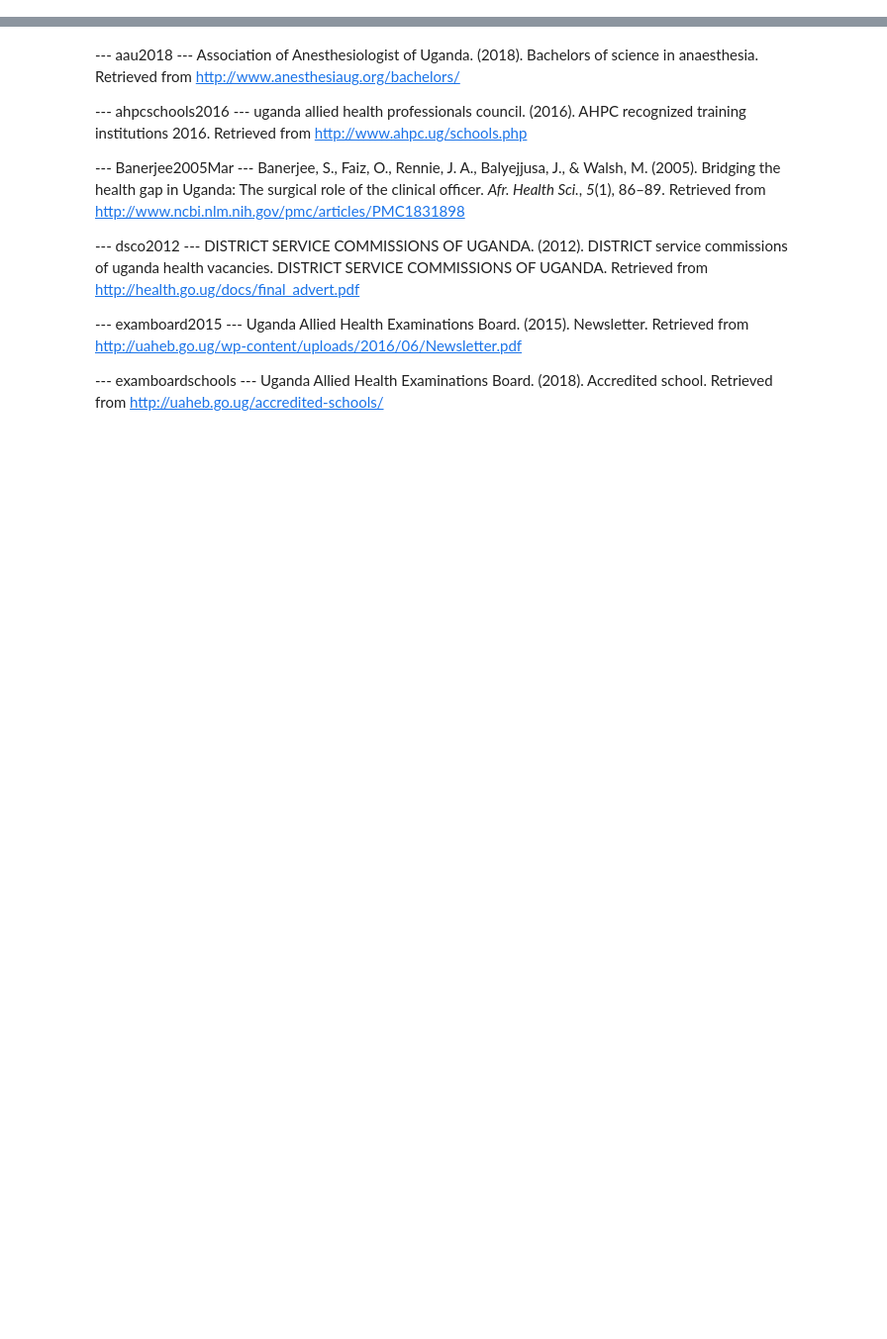
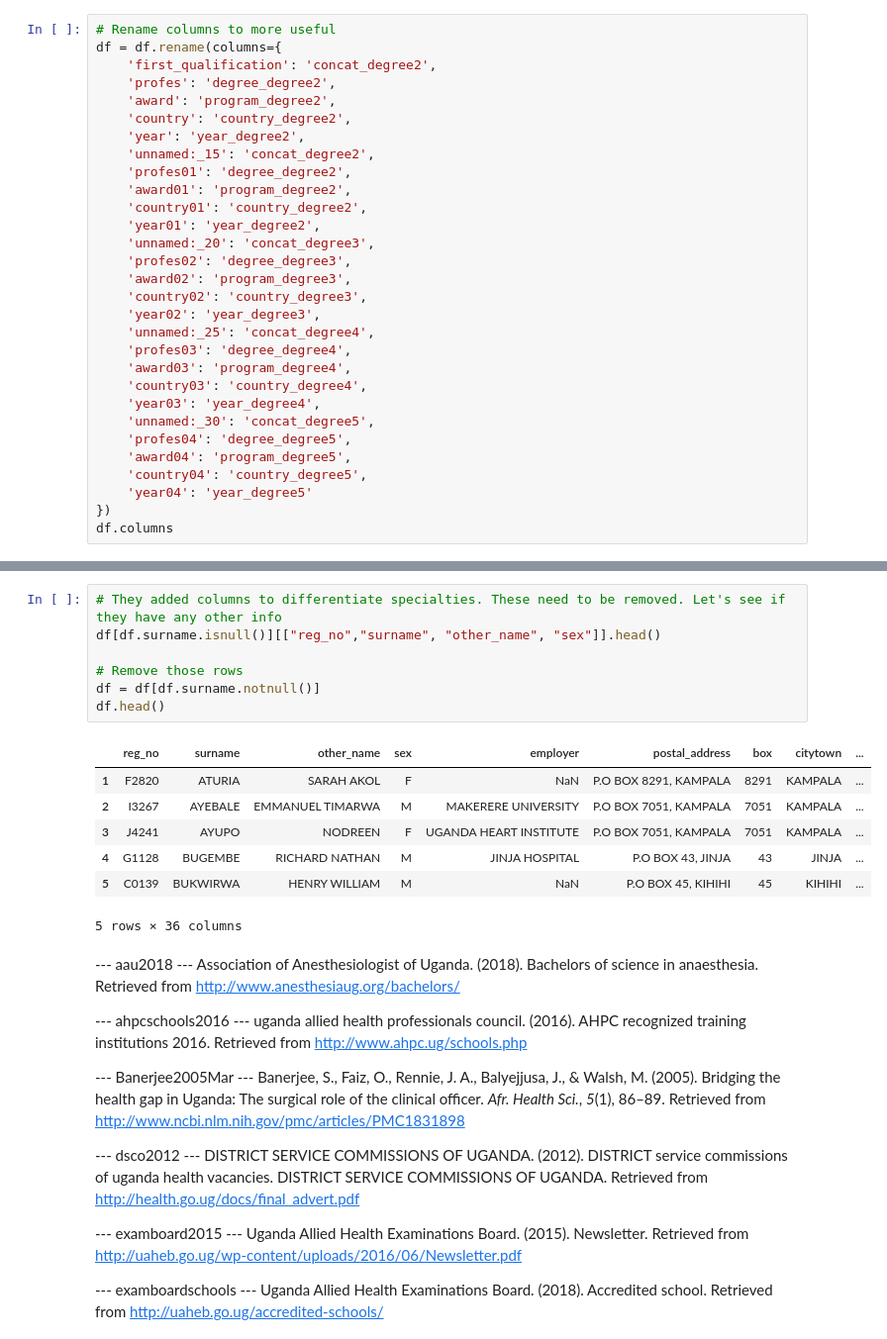
Before and after one commit to alexgoodell/uganda-model, a Jupyter notebook: model/py/uganda-model.ipynb, the cells around one changed output, grey strips where cells are left out. Shown at 99% size. Drawn from its saved outputs; the diff is of its cells as text; blank space fills up the shorter version.

```diff
--- a/model/py/uganda-model.ipynb
+++ b/model/py/uganda-model.ipynb
@@ -29,0 +79,30 @@ Overwriting latex-cite.tpl
+# %%
+# Rename columns to more useful
+df = df.rename(columns={
+	'first_qualification': 'concat_degree2',
+	'profes': 'degree_degree2',
+	'award': 'program_degree2',
+	'country': 'country_degree2',
+	'year': 'year_degree2',
+	'unnamed:_15': 'concat_degree2',
+	'profes01': 'degree_degree2',
+	'award01': 'program_degree2',
+	'country01': 'country_degree2',
+	'year01': 'year_degree2',
+	'unnamed:_20': 'concat_degree3',
+	'profes02': 'degree_degree3',
+	'award02': 'program_degree3',
+	'country02': 'country_degree3',
+	'year02': 'year_degree3',
+	'unnamed:_25': 'concat_degree4',
+	'profes03': 'degree_degree4',
+	'award03': 'program_degree4',
+	'country03': 'country_degree4',
+	'year03': 'year_degree4',
+	'unnamed:_30': 'concat_degree5',
+	'profes04': 'degree_degree5',
+	'award04': 'program_degree5',
+	'country04': 'country_degree5',
+	'year04': 'year_degree5'
+})
+df.columns
@@ -30,3 +129,18 @@ Overwriting latex-cite.tpl
+# %%
+# They added columns to differentiate specialties. These need to be removed. Let's see if they have any other info
+df[df.surname.isnull()][["reg_no","surname", "other_name", "sex"]].head()
+
+# Remove those rows
+df = df[df.surname.notnull()]
+df.head()
+# %% [output]
+|  | reg_no | surname | other_name | sex | employer | postal_address | box | citytown | ... |
+| 1 | F2820 | ATURIA | SARAH AKOL | F | NaN | P.O BOX 8291, KAMPALA | 8291 | KAMPALA | ... |
+| 2 | I3267 | AYEBALE | EMMANUEL TIMARWA | M | MAKERERE UNIVERSITY | P.O BOX 7051, KAMPALA | 7051 | KAMPALA | ... |
+| 3 | J4241 | AYUPO | NODREEN | F | UGANDA HEART INSTITUTE | P.O BOX 7051, KAMPALA | 7051 | KAMPALA | ... |
+| 4 | G1128 | BUGEMBE | RICHARD NATHAN | M | JINJA HOSPITAL | P.O BOX 43, JINJA | 43 | JINJA | ... |
+| 5 | C0139 | BUKWIRWA | HENRY WILLIAM | M | NaN | P.O BOX 45, KIHIHI | 45 | KIHIHI | ... |
+5 rows × 36 columns
 # %% [markdown]
 <div id="refs" class="references">
 <div id="ref-aau2018" stlye="margin-top:10px">
```
Also changed, not shown: parts of 7 cells of this notebook, 14 other files.
